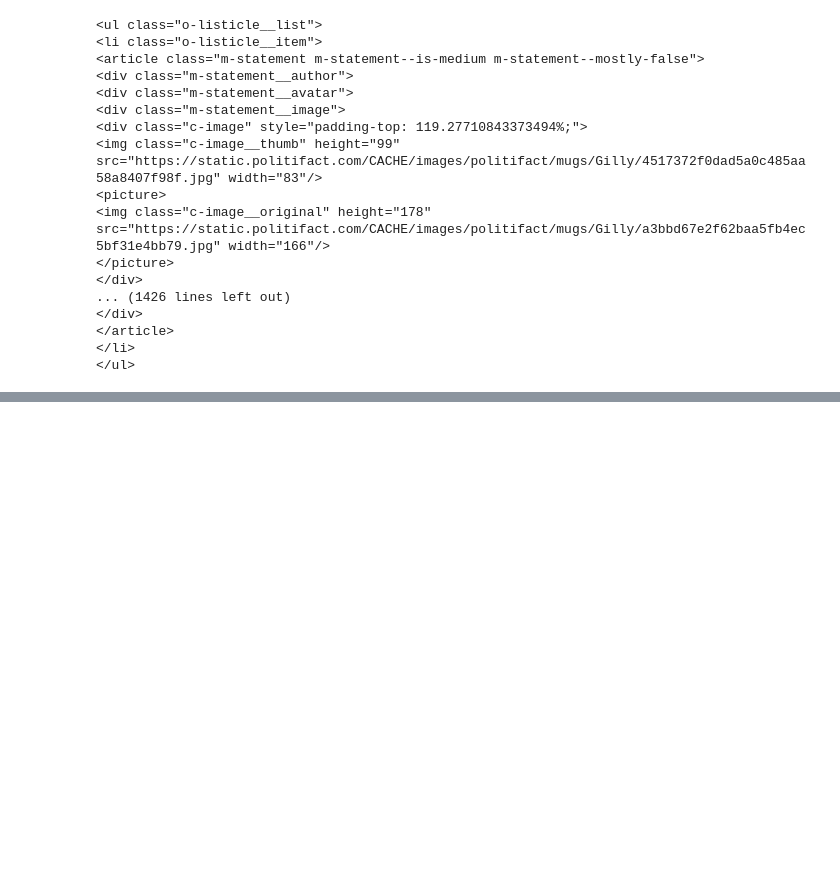
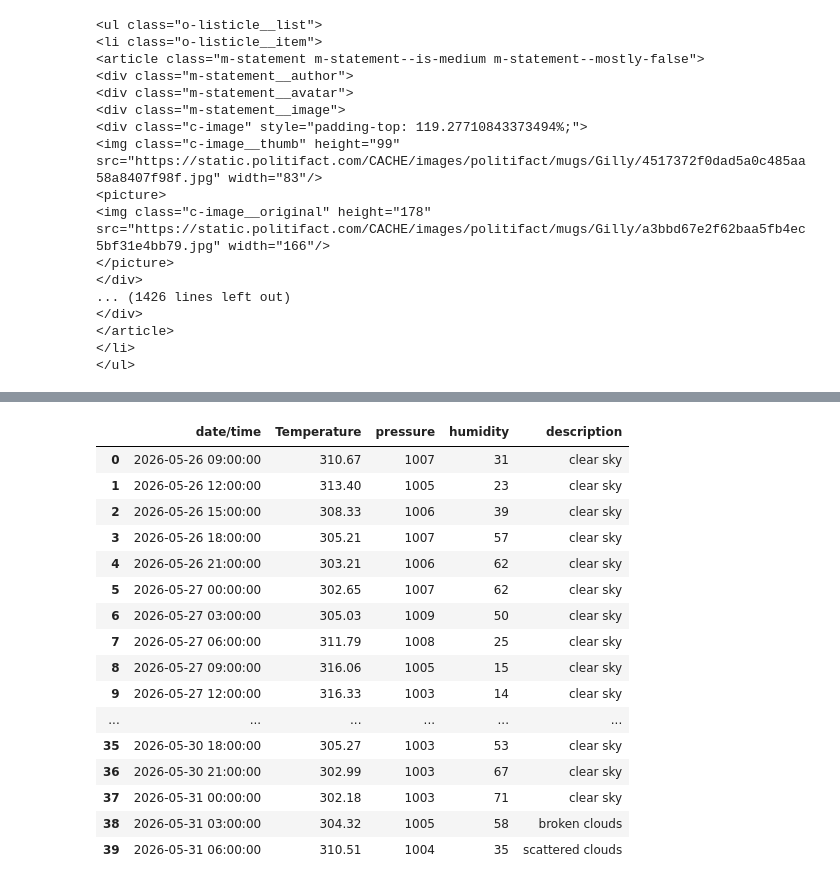
Before and after one commit to Hars505/sem-4, a Jupyter notebook: T3/Python-2/ch-7.ipynb, the cells around one changed output, grey strips where cells are left out. Drawn from its saved outputs; the diff is of its cells as text; code cells hidden in the pictures; blank space fills up the shorter version.

```diff
--- a/T3/Python-2/ch-7.ipynb
+++ b/T3/Python-2/ch-7.ipynb
@@ -534,0 +568,10 @@ locations[0]['lat']
+# %%
+import requests,json
+def get_coordinates():
+    api="0a94831670fb6a52cb92278b4f703a90"
+    request_url = "http://api.openweathermap.org/data/2.5/air_pollution?lat=23.0215374&lon=72.5800568&limit=5&appid=" + api
+    response=requests.get(request_url)
+    coordinates=response.json()
+    print("AQI = ",coordinates["list"][0]["main"]["aqi"])
+    return coordinates
+weather = get_coordinates()
@@ -534,0 +594,10 @@ locations[0]['lat']
+# %%
+import requests,json
+def get_coordinates():
+    api="0a94831670fb6a52cb92278b4f703a90"
+    request_url = "http://api.openweathermap.org/data/2.5/air_pollution?lat=23.0215374&lon=72.5800568&limit=5&appid=" + api
+    response=requests.get(request_url)
+    coordinates=response.json()
+    print("AQI = ",coordinates["list"][0]["main"]["aqi"])
+    return coordinates
+weather = get_coordinates()
@@ -534,0 +606,9 @@ locations[0]['lat']
+# %%
+import requests,json
+def get_coordinates():
+    api="0a94831670fb6a52cb92278b4f703a90"
+    request_url = "http://api.openweathermap.org/data/2.5/forecast?lat=23.0215374&lon=72.5800568&limit=5&appid=" + api
+    response=requests.get(request_url)
+    coordinates=response.json()
+    return coordinates
+weather = get_coordinates()
@@ -534,0 +635,30 @@ locations[0]['lat']
+# %%
+table={'date/time':[],"Temperature":[],"pressure":[],"humidity":[],"description":[]}
+for item in weather['list']:
+    table['date/time'].append(item['dt_txt'])
+    table['Temperature'].append(item['main']['temp'])
+    table['pressure'].append(item['main']['pressure'])
+    table['humidity'].append(item['main']['humidity'])
+    table['description'].append(item['weather'][0]['description'])
+# %%
+import pandas as pd
+df=pd.DataFrame(table)
+df
+# %% [output]
+|  | date/time | Temperature | pressure | humidity | description |
+| 0 | 2026-05-26 09:00:00 | 310.67 | 1007 | 31 | clear sky |
+| 1 | 2026-05-26 12:00:00 | 313.40 | 1005 | 23 | clear sky |
+| 2 | 2026-05-26 15:00:00 | 308.33 | 1006 | 39 | clear sky |
+| 3 | 2026-05-26 18:00:00 | 305.21 | 1007 | 57 | clear sky |
+| 4 | 2026-05-26 21:00:00 | 303.21 | 1006 | 62 | clear sky |
+| 5 | 2026-05-27 00:00:00 | 302.65 | 1007 | 62 | clear sky |
+| 6 | 2026-05-27 03:00:00 | 305.03 | 1009 | 50 | clear sky |
+| 7 | 2026-05-27 06:00:00 | 311.79 | 1008 | 25 | clear sky |
+| 8 | 2026-05-27 09:00:00 | 316.06 | 1005 | 15 | clear sky |
+| 9 | 2026-05-27 12:00:00 | 316.33 | 1003 | 14 | clear sky |
+| ... | ... | ... | ... | ... | ... |
+| 35 | 2026-05-30 18:00:00 | 305.27 | 1003 | 53 | clear sky |
+| 36 | 2026-05-30 21:00:00 | 302.99 | 1003 | 67 | clear sky |
+| 37 | 2026-05-31 00:00:00 | 302.18 | 1003 | 71 | clear sky |
+| 38 | 2026-05-31 03:00:00 | 304.32 | 1005 | 58 | broken clouds |
+| 39 | 2026-05-31 06:00:00 | 310.51 | 1004 | 35 | scattered clouds |
```
Also changed, not shown: parts of 8 cells of this notebook.
